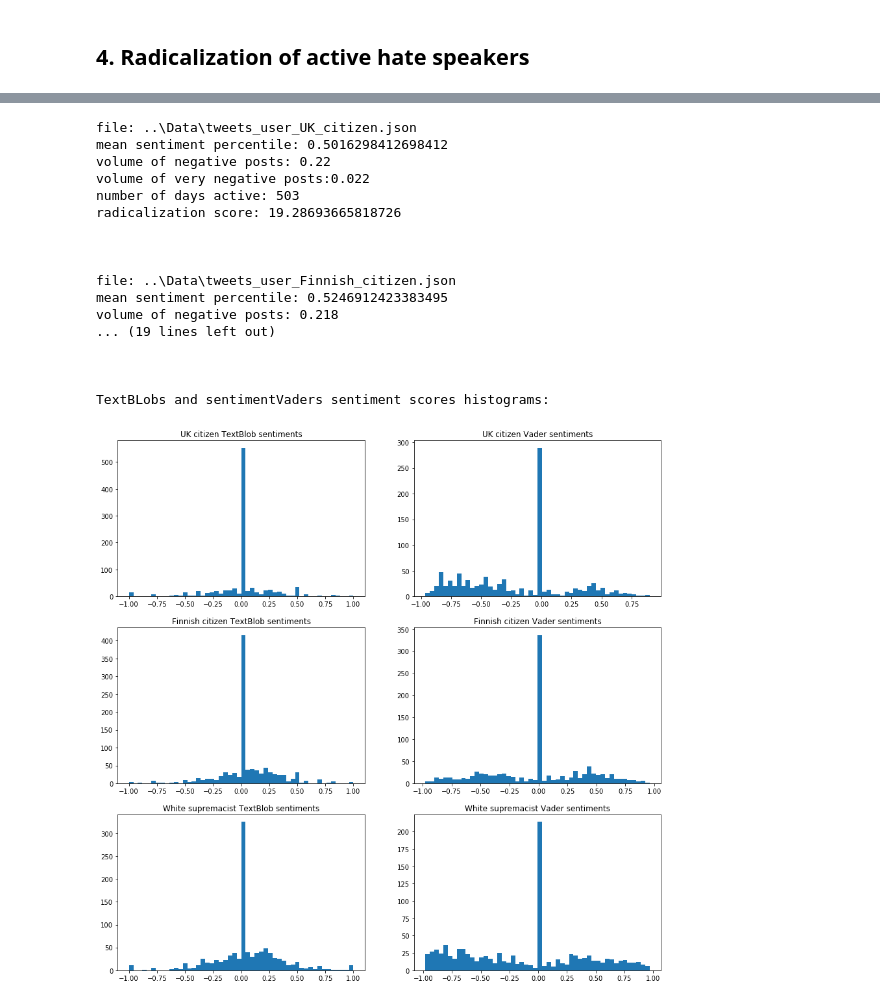
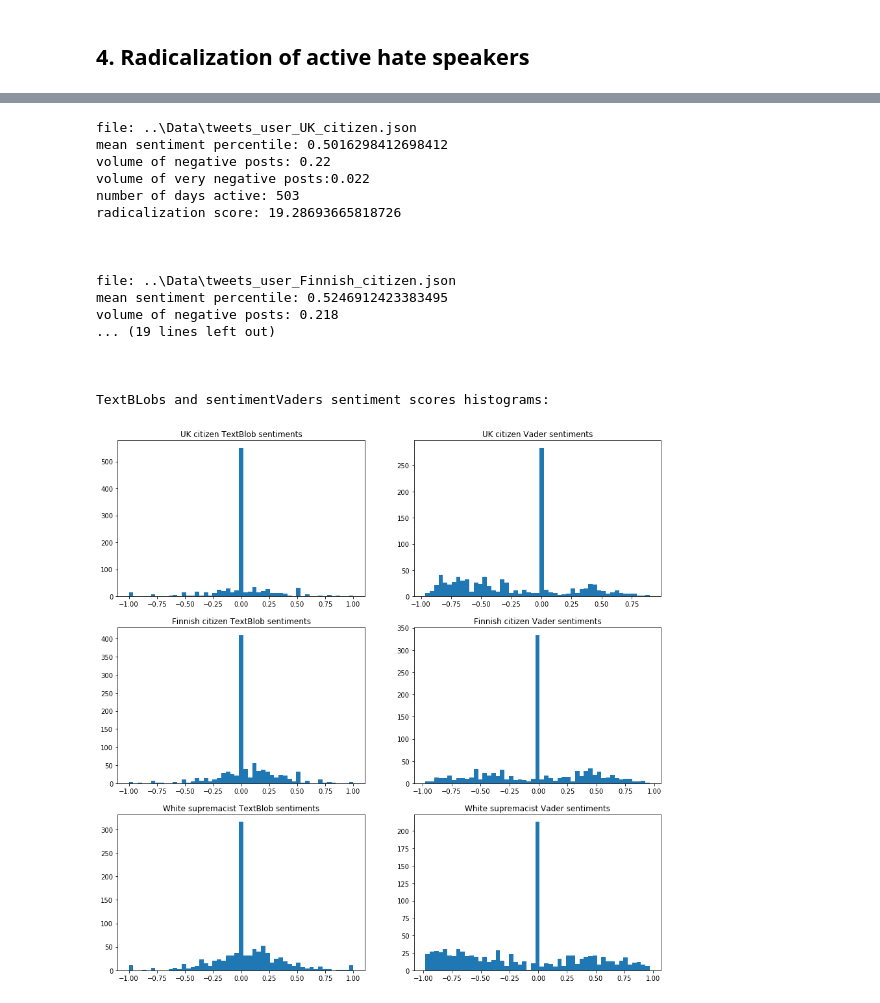
Before and after one commit to tokuosma/NLP2019, a Jupyter notebook: Notebook/Hate speech detection 2.ipynb, the cells around one changed output, grey strips where cells are left out. Drawn from its saved outputs; the diff is of its cells as text; code cells hidden in the pictures.

```diff
--- a/Notebook/Hate speech detection 2.ipynb
+++ b/Notebook/Hate speech detection 2.ipynb
@@ -394,11 +404,5 @@ Radicalization: score = (K /AS^3) * (VN * SN * DN), where K = 1
 # %%
 # CODE HERE
-from analyse_user import analyse_users
-
-first_user = analyse_users('..\\Data\\tweets_user_UK_citizen.json')
-second_user = analyse_users('..\\Data\\tweets_user_Finnish_citizen.json')
-third_user = analyse_users('..\\Data\\tweets_user_White_supremacist.json')
-
 
 print('file: ' + first_user["source_file"])
 print('mean sentiment percentile: ' + str(first_user["mean_sentiment_perc"]))
@@ -442,49 +446,49 @@ print("TextBLobs and sentimentVaders sentiment scores histograms:")
 
 fig, axs = plt.subplots(3, 2,figsize=(15,15))
 # first_df_blob = pd.DataFrame(first_user["sentiments"], columns = ['UK citizen sentiment'])
-axs[0,0].hist(first_user['sentiments'] ,bins=50)
+axs[0,0].hist(first_user['sentiments'] ,bins=51)
 axs[0,0].set_title('UK citizen TextBlob sentiments')
 
 # second_df_blob = pd.DataFrame(second_user["sentiments"], columns = ['Finnish citizen sentiment'])
-axs[1,0].hist(second_user['sentiments'] ,bins=50)
+axs[1,0].hist(second_user['sentiments'] ,bins=51)
 axs[1,0].set_title('Finnish citizen TextBlob sentiments')
 
 # third_df_blob = pd.DataFrame(third_user["sentiments"], columns = ['White supremacist sentiment '])
-axs[2,0].hist(third_user['sentiments'] ,bins=50)
+axs[2,0].hist(third_user['sentiments'] ,bins=51)
 axs[2,0].set_title('White supremacist TextBlob sentiments')
 
 # first_df_vader = pd.DataFrame(first_user["vader_sentiments"], columns = ['UK citizen sentiment'])
-axs[0,1].hist(first_user['vader_sentiments'] ,bins=50)
+axs[0,1].hist(first_user['vader_sentiments'] ,bins=51)
 axs[0,1].set_title('UK citizen Vader sentiments')
 
 # second_df_vader = pd.DataFrame(second_user["vader_sentiments"], columns = ['Finnish citizen sentiment'])
-axs[1,1].hist(second_user['vader_sentiments'] ,bins=50)
+axs[1,1].hist(second_user['vader_sentiments'] ,bins=51)
 axs[1,1].set_title('Finnish citizen Vader sentiments')
 
 # third_df_vader = pd.DataFrame(third_user["vader_sentiments"], columns = ['White supremacist sentiment '])
-axs[2,1].hist(third_user['vader_sentiments'] ,bins=50)
+axs[2,1].hist(third_user['vader_sentiments'] ,bins=51)
 axs[2,1].set_title('White supremacist Vader sentiments')
 
 # plt.tight_layout()
 plt.plot()
 plt.show()
 # %% [output]
 file: ..\Data\tweets_user_UK_citizen.json
 mean sentiment percentile: 0.5016298412698412
 volume of negative posts: 0.22
 volume of very negative posts:0.022
 number of days active: 503
 radicalization score: 19.28693665818726
 
 
 
 file: ..\Data\tweets_user_Finnish_citizen.json
 mean sentiment percentile: 0.5246912423383495
 volume of negative posts: 0.218
 ... (19 lines left out)
 
 
 
 TextBLobs and sentimentVaders sentiment scores histograms:
-[figure, old version]
+[figure, new version]
 # %% [markdown]
```
Also changed, not shown: parts of 9 cells of this notebook, 1 other file.
